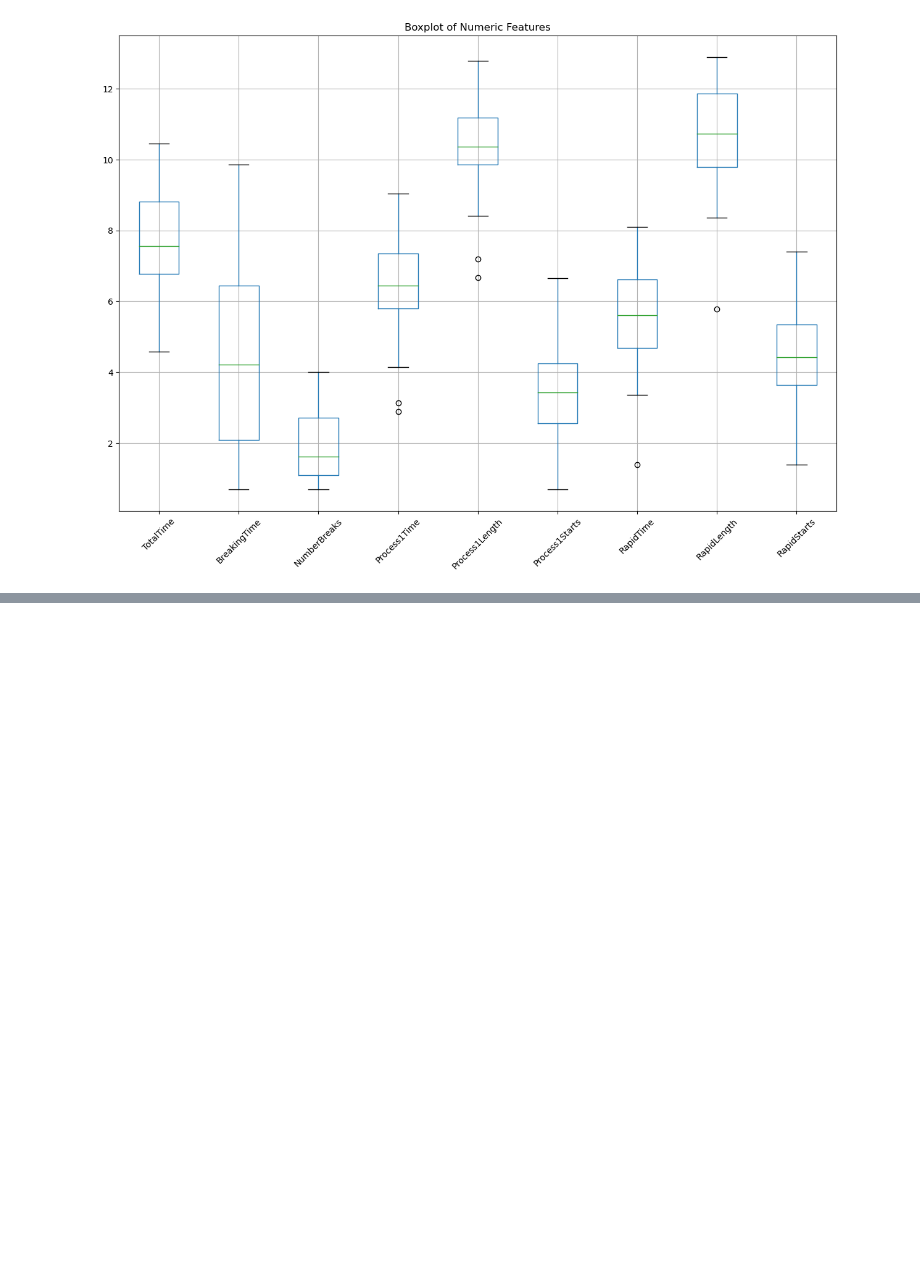
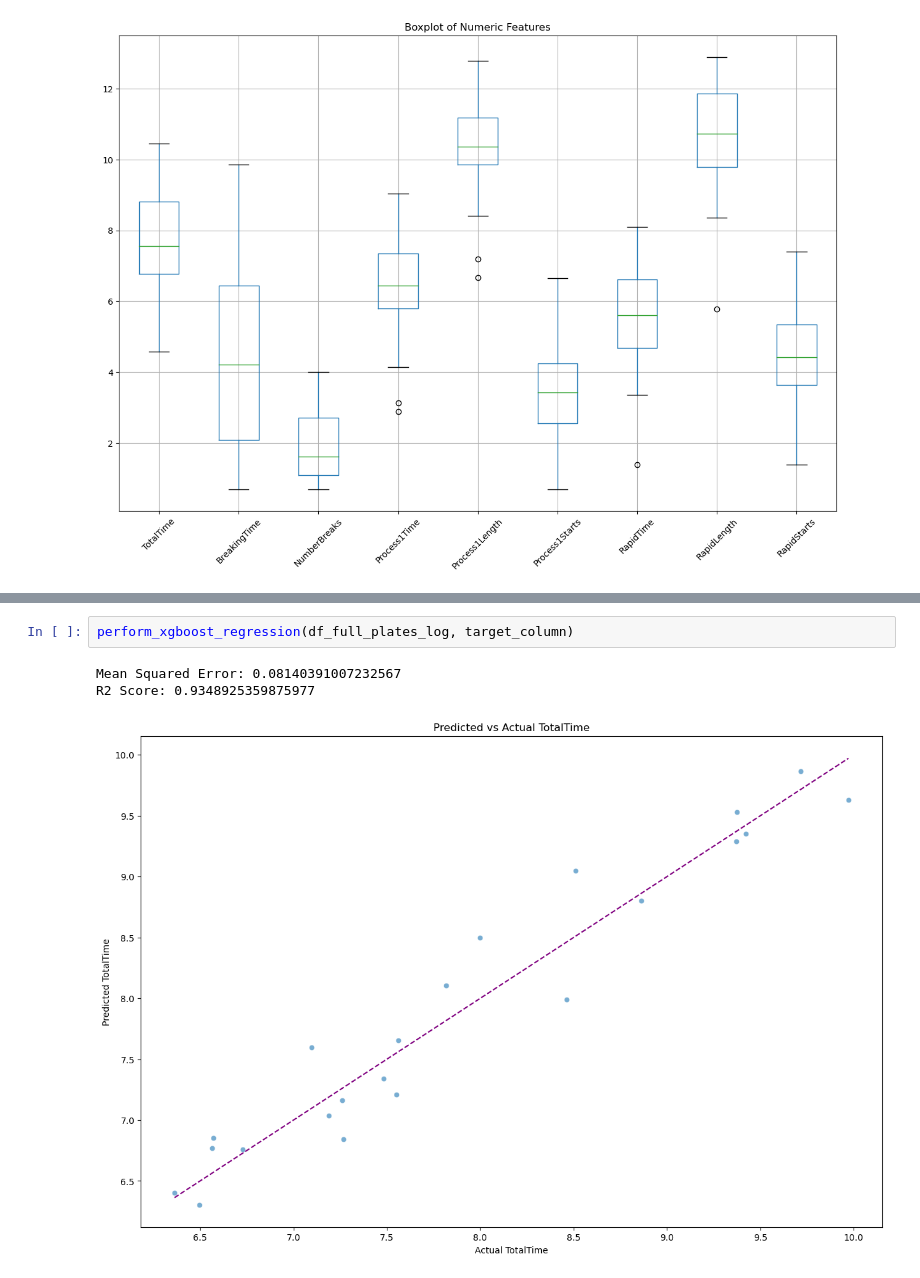
Before and after one commit to Scientialibera/ds4m_2, a Jupyter notebook: notebooks/orchestration.ipynb, the cells around one changed output, grey strips where cells are left out. Cells and saved outputs as stored; diff of their text form; blank space fills up the shorter version.

```diff
--- a/notebooks/orchestration.ipynb
+++ b/notebooks/orchestration.ipynb
@@ -280,0 +404,6 @@ Categorical Column Classes:
+# %%
+perform_xgboost_regression(df_full_plates_log, target_column)
+# %% [output]
+Mean Squared Error: 0.08140391007232567
+R2 Score: 0.9348925359875977
+[figure, added]
```
Also changed, not shown: parts of 10 cells of this notebook, 2 other files.
